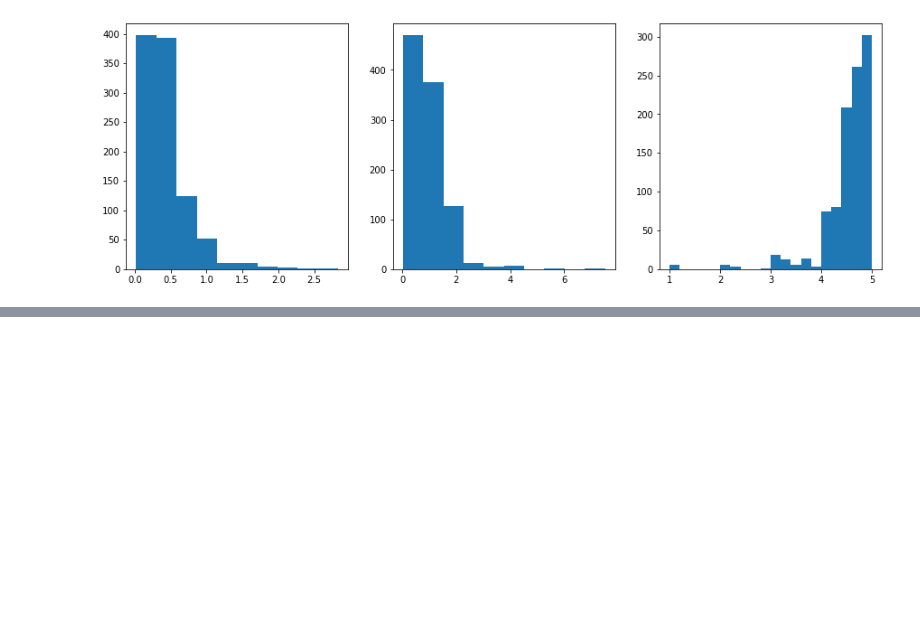
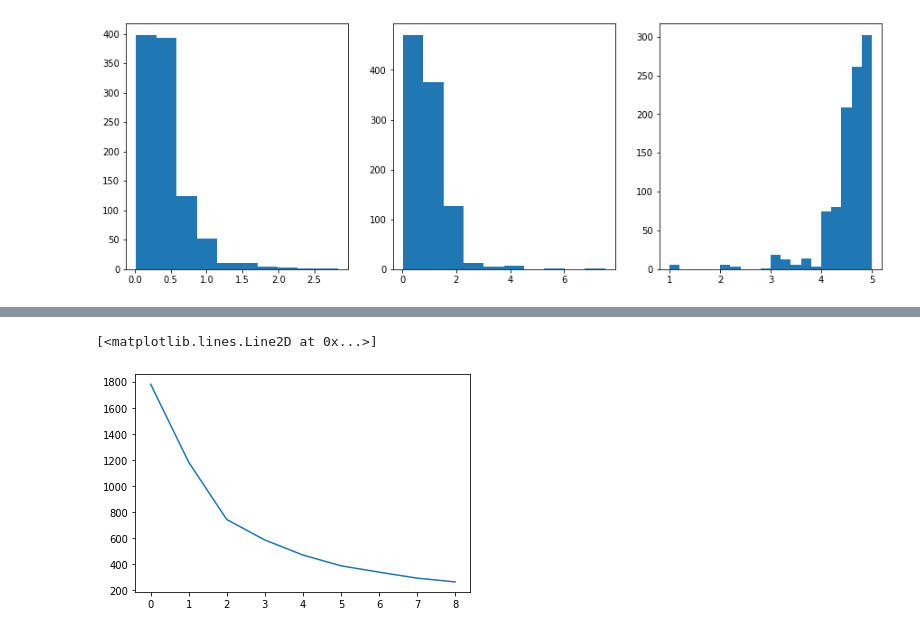
Before and after one commit to Sllambias/perfume_mining, a Jupyter notebook: preproc.ipynb, the cells around one changed output, grey strips where cells are left out. Drawn from its saved outputs; the diff is of its cells as text; code cells hidden in the pictures; blank space fills up the shorter version.

```diff
--- a/preproc.ipynb
+++ b/preproc.ipynb
@@ -138,0 +165,5 @@ df.head()
+# %%
+plt.plot(inertialist)
+# %% [output]
+[<matplotlib.lines.Line2D at 0x...>]
+[figure, added]
```
Also changed, not shown: parts of 22 cells of this notebook.
